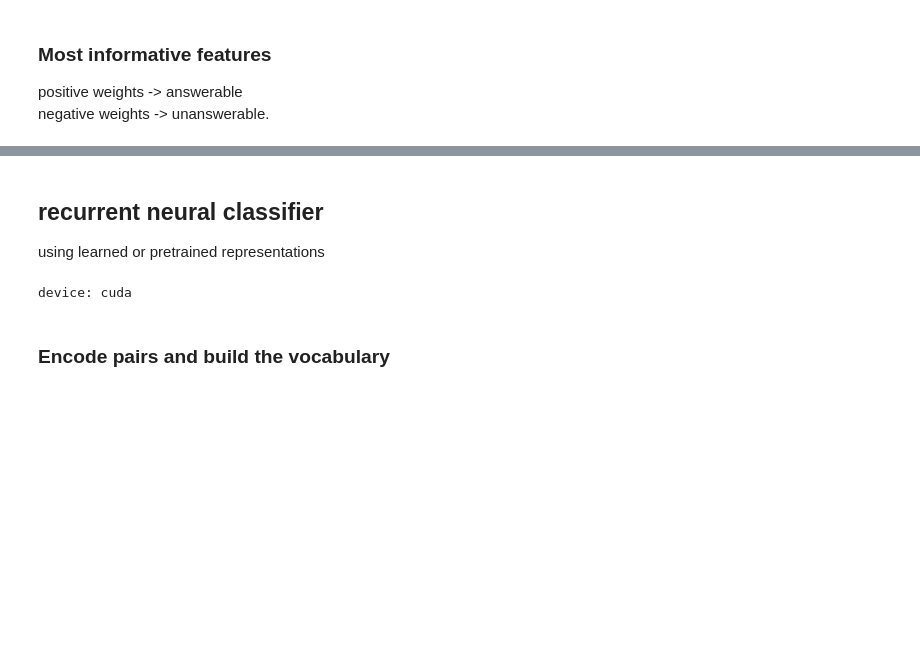
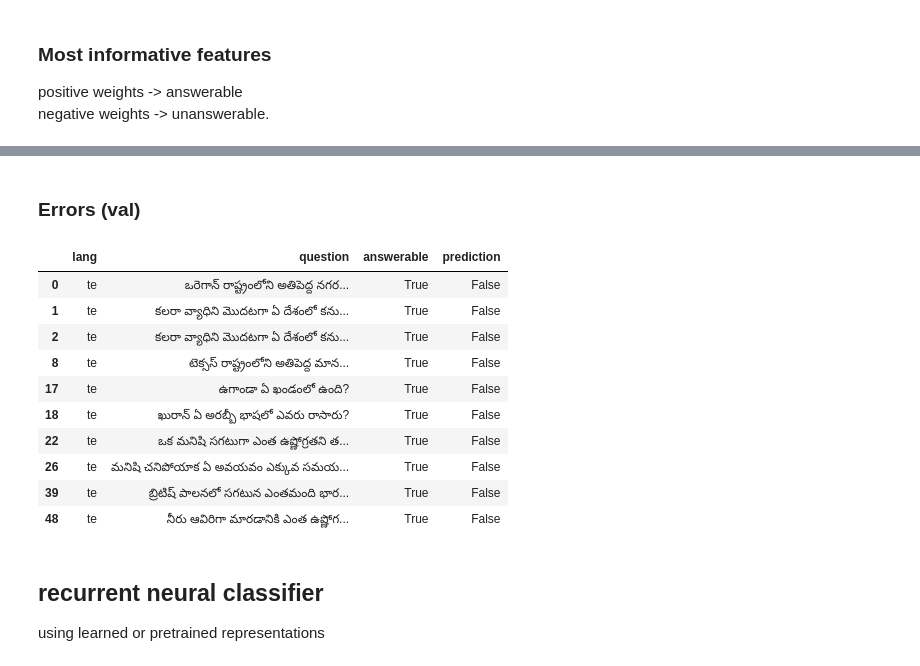
Before and after one commit to Legenden84/msc-nlp-2026, a Jupyter notebook: project_notebooks/nlp_project_w39.ipynb, the cells around one changed output, grey strips where cells are left out. Drawn from its saved outputs; the diff is of its cells as text; code cells hidden in the pictures; blank space fills up the shorter version.

```diff
--- a/project_notebooks/nlp_project_w39.ipynb
+++ b/project_notebooks/nlp_project_w39.ipynb
@@ -153,10 +163,21 @@ val_features = [answerability_features(question, context, lang) for question, co
+# %%
+# lab_3.ipynb
+def run_classifier(name, X_train, y_train, X_valid, y_valid):
+    classifier = LogisticRegression(max_iter=1000, random_state=42, class_weight="balanced")  # added class_weight: only ~6% of train is unanswerable
+    classifier.fit(X_train, y_train)
+    predictions = classifier.predict(X_valid)
+    scores = {
+        "model": name,
+        "accuracy": accuracy_score(y_valid, predictions),
+        "macro_f1": f1_score(y_valid, predictions, average="macro"),
+    }
+    print(name)
+    print(classification_report(y_valid, predictions, digits=3))
+    return classifier, predictions, scores
 # %%
-vectorizer = DictVectorizer(sparse=True)
-X_train = vectorizer.fit_transform(train_features)
-X_val = vectorizer.transform(val_features)
-
-lr_classifier = LogisticRegression(max_iter=1000, class_weight="balanced")
 start = time.time()
-lr_classifier.fit(X_train, df_train["answerable"])
+lr_model, lr_predictions, lr_scores = run_classifier(
+    "Logistic regression", X_train, df_train["answerable"], X_val, df_val["answerable"]
+)
 print(f"training time: {time.time() - start:.1f}s | examples: {X_train.shape[0]} | features: {X_train.shape[1]}")
 # %% [output]
@@ -226,15 +244,25 @@ display(pd.DataFrame({"answerable": weights.tail(15)[::-1].index, "weight": weig
+# %% [markdown]
+### Errors (val)
+# %%
+# lab_3.ipynb
+lr_error_table = df_val.copy()
+lr_error_table["prediction"] = lr_predictions
+lr_error_table = lr_error_table[
+    lr_error_table["answerable"] != lr_error_table["prediction"]
+]
+lr_error_table[["lang", "question", "answerable", "prediction"]].head(10)
+# %% [output]
+|  | lang | question | answerable | prediction |
+| 0 | te | ఒరెగాన్ రాష్ట్రంలోని అతిపెద్ద నగర... | True | False |
+| 1 | te | కలరా వ్యాధిని మొదటగా ఏ దేశంలో కను... | True | False |
+| 2 | te | కలరా వ్యాధిని మొదటగా ఏ దేశంలో కను... | True | False |
+| 8 | te | టెక్సస్ రాష్ట్రంలోని అతిపెద్ద మాన... | True | False |
+| 17 | te | ఉగాండా ఏ ఖండంలో ఉంది? | True | False |
+| 18 | te | ఖురాన్ ఏ అరబ్బీ భాషలో ఎవరు రాసారు? | True | False |
+| 22 | te | ఒక మనిషి సగటుగా ఎంత ఉష్ణోగ్రతని త... | True | False |
+| 26 | te | మనిషి చనిపోయాక ఏ అవయవం ఎక్కువ సమయ... | True | False |
+| 39 | te | బ్రిటిష్ పాలనలో సగటున ఎంతమంది భార... | True | False |
+| 48 | te | నీరు ఆవిరిగా మారడానికి ఎంత ఉష్ణోగ... | True | False |
 # %% [markdown]
 ## recurrent neural classifier
 using learned or pretrained representations
-# %%
-MAX_LEN = 256
-BATCH_SIZE = 32
-LSTM_DIM = 128
-DROPOUT = 0.3
-LEARNING_RATE = 1e-3
-N_EPOCHS = 5
-
-device = torch.device("cuda" if torch.cuda.is_available() else "cpu")
-print("device:", device)
-# %% [output]
-device: cuda
@@ -248,2 +268,0 @@ def set_seed(seed):
-# %% [markdown]
-### Encode pairs and build the vocabulary
```
Also changed, not shown: parts of 41 cells of this notebook, 1 other file.
